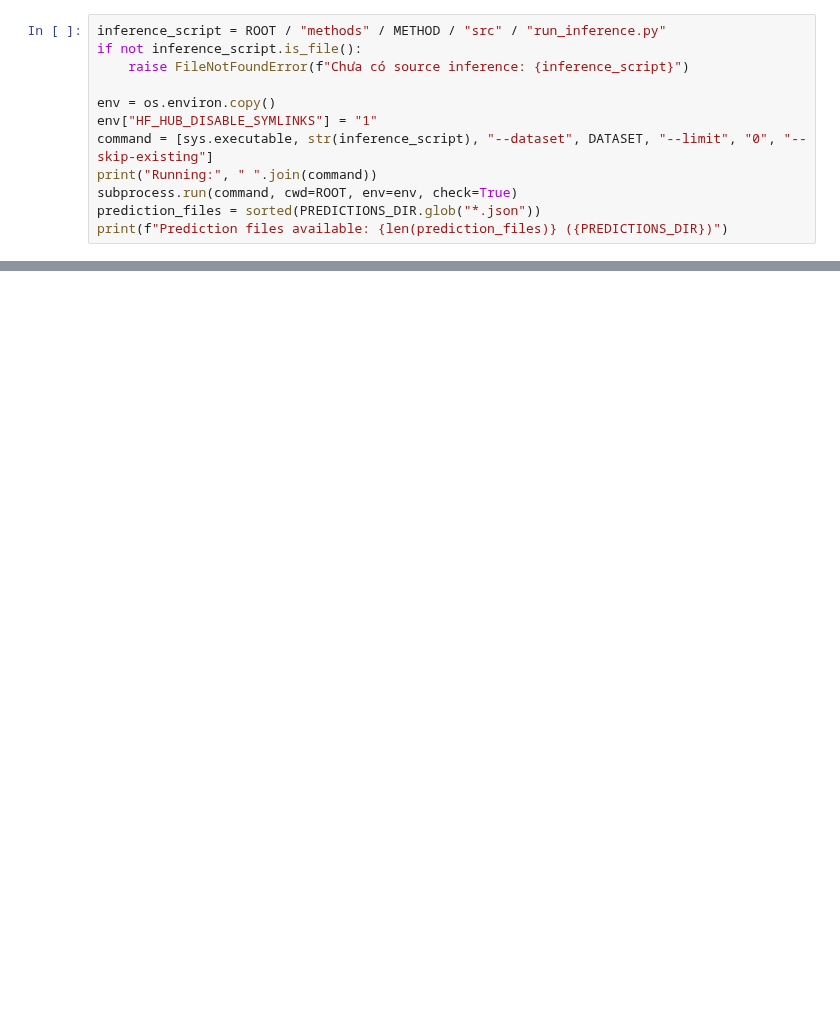
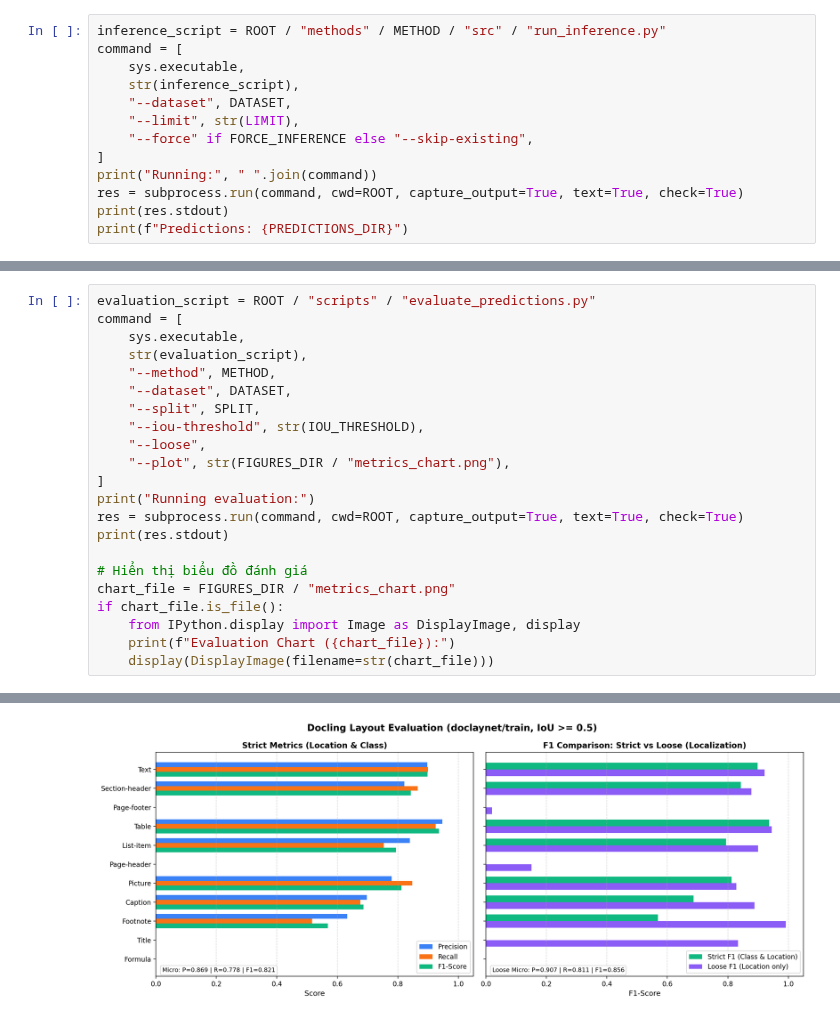
Before and after one commit to minhnguyenrun/DO-AN-261, a Jupyter notebook: methods/docling/notebooks/docling_report.ipynb, the cells around one changed output, grey strips where cells are left out. Cells and saved outputs as stored; diff of their text form; blank space fills up the shorter version.

Commit message:
feat: add inference scripts, notebooks, and evaluation utilities for Docling and PaddleOCR-VL pipelines

```diff
--- a/methods/docling/notebooks/docling_report.ipynb
+++ b/methods/docling/notebooks/docling_report.ipynb
@@ -37,12 +40,13 @@ Lệnh gọi source inference chính với `--skip-existing`, nên notebook có
 # %%
 inference_script = ROOT / "methods" / METHOD / "src" / "run_inference.py"
-if not inference_script.is_file():
-    raise FileNotFoundError(f"Chưa có source inference: {inference_script}")
-
-env = os.environ.copy()
-env["HF_HUB_DISABLE_SYMLINKS"] = "1"
-command = [sys.executable, str(inference_script), "--dataset", DATASET, "--limit", "0", "--skip-existing"]
+command = [
+    sys.executable,
+    str(inference_script),
+    "--dataset", DATASET,
+    "--limit", str(LIMIT),
+    "--force" if FORCE_INFERENCE else "--skip-existing",
+]
 print("Running:", " ".join(command))
-subprocess.run(command, cwd=ROOT, env=env, check=True)
-prediction_files = sorted(PREDICTIONS_DIR.glob("*.json"))
-print(f"Prediction files available: {len(prediction_files)} ({PREDICTIONS_DIR})")
+res = subprocess.run(command, cwd=ROOT, capture_output=True, text=True, check=True)
+print(res.stdout)
+print(f"Predictions: {PREDICTIONS_DIR}")
@@ -87,0 +66,23 @@ Gọi visualizer dùng chung trong repository và hiển thị một ảnh đố
+# %%
+evaluation_script = ROOT / "scripts" / "evaluate_predictions.py"
+command = [
+    sys.executable,
+    str(evaluation_script),
+    "--method", METHOD,
+    "--dataset", DATASET,
+    "--split", SPLIT,
+    "--iou-threshold", str(IOU_THRESHOLD),
+    "--loose",
+    "--plot", str(FIGURES_DIR / "metrics_chart.png"),
+]
+print("Running evaluation:")
+res = subprocess.run(command, cwd=ROOT, capture_output=True, text=True, check=True)
+print(res.stdout)
+
+# Hiển thị biểu đồ đánh giá
+chart_file = FIGURES_DIR / "metrics_chart.png"
+if chart_file.is_file():
+    from IPython.display import Image as DisplayImage, display
+    print(f"Evaluation Chart ({chart_file}):")
+    display(DisplayImage(filename=str(chart_file)))
+# %% [output]
@@ -87,0 +106 @@ Gọi visualizer dùng chung trong repository và hiển thị một ảnh đố
+[figure, added]
```
Also changed, not shown: parts of 14 cells of this notebook, 30 other files.
